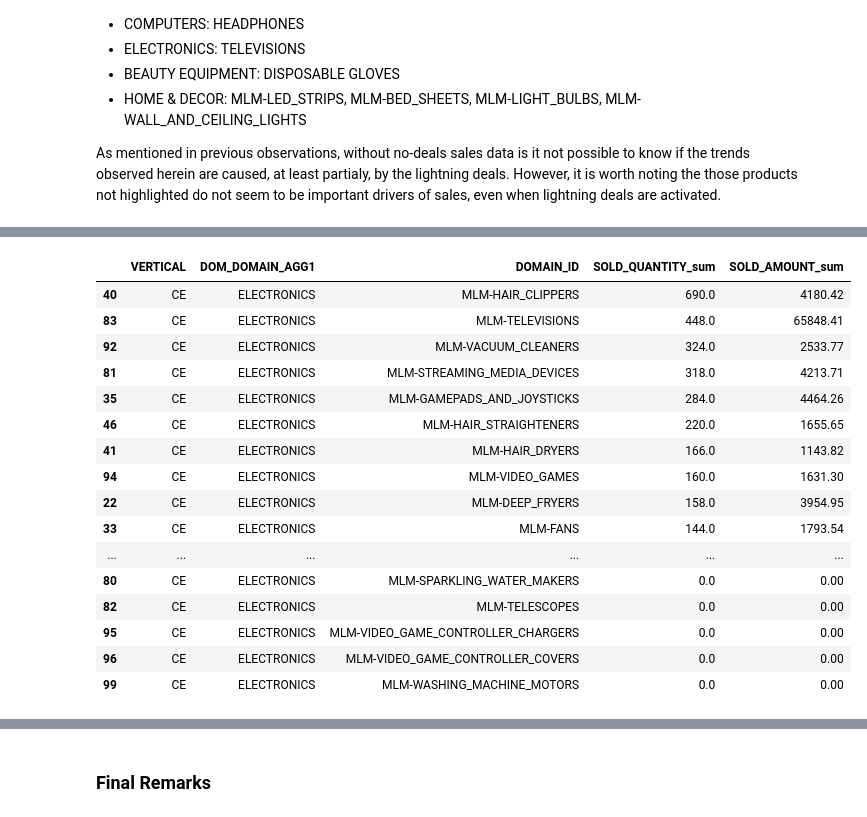
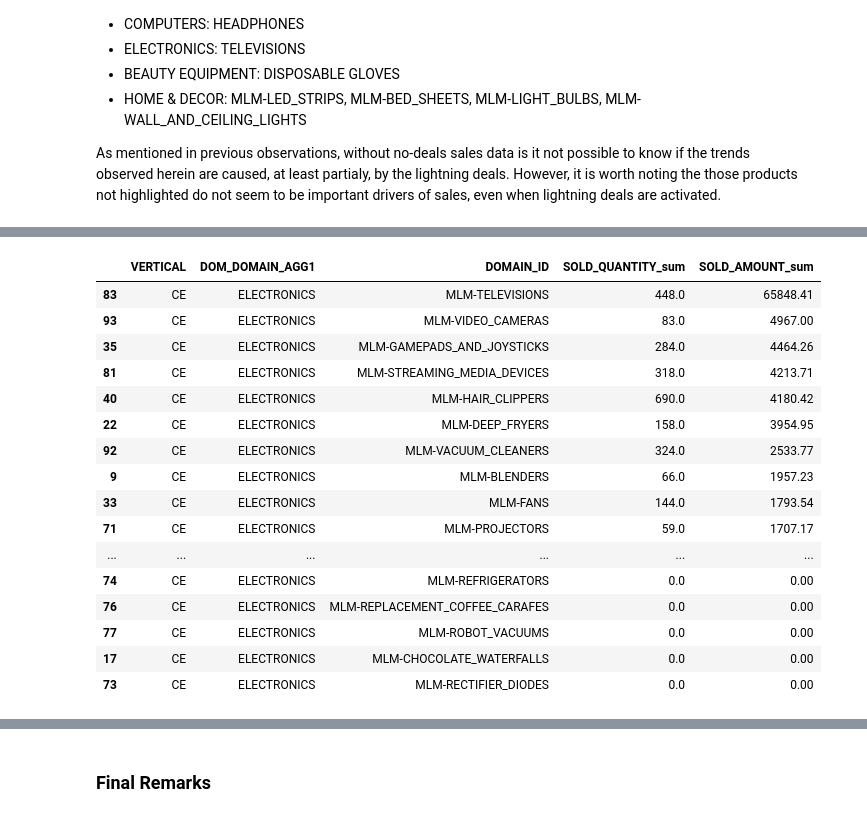
Before and after one commit to ldarre/ml_tech_challenge, a Jupyter notebook: Part-1/eda_update.ipynb, the cells around one changed output, grey strips where cells are left out. Cells and saved outputs as stored; diff of their text form; code cells hidden in the pictures.

Commit message:
minor changes in df display

```diff
--- a/Part-1/eda_update.ipynb
+++ b/Part-1/eda_update.ipynb
@@ -43,6 +43,7 @@ def sales_revenue_by_category(
     data: pd.DataFrame,
     plotting_categories: list,
     grouping_categories:list,
+    sorting_category: str,
     plot_data:list[dict],
     plot_heigth:int,
     plot_width:int,
@@ -83,8 +84,8 @@ def sales_revenue_by_category(
     sales_category.columns = ["_".join(col) for col in sales_category.columns.values]
     sales_category.rename(columns={f"{x}_": x for x in grouping_categories}, inplace=True)
     with pd.option_context("display.max_rows", 200):
-        display(sales_category.sort_values(by=[f"{x}_sum" for x in plotting_categories], ascending=False))
-
+        # display(sales_category.sort_values(by=[f"{x}_sum" for x in plotting_categories], ascending=False))
+        display(sales_category.sort_values(by=[f"{sorting_category}_sum"], ascending=False))
     if plot:
         # Plot
         fig = make_subplots(rows=1, cols=2, specs=[[{}, {}]], shared_xaxes=False, shared_yaxes=True, horizontal_spacing=0.01)
@@ -1023,22 +1024,22 @@ plot_data = [
     {"x_plot_column": "SOLD_AMOUNT_sum", "y_plot_column": "DOMAIN_ID", "title": "Total Revenue", "layout_column": 2},
     ]
 category_selection = {"category_level": "DOM_DOMAIN_AGG1", "category_name": "PHARMACEUTICS"}
-sales_revenue_by_category(data=data, plotting_categories=["SOLD_QUANTITY", "SOLD_AMOUNT"], grouping_categories=["VERTICAL", "DOM_DOMAIN_AGG1", "DOMAIN_ID"], plot_data=plot_data, plot_heigth=1200, plot_width=1200, category_selection=category_selection)
+sales_revenue_by_category(data=data, plotting_categories=["SOLD_QUANTITY", "SOLD_AMOUNT"], grouping_categories=["VERTICAL", "DOM_DOMAIN_AGG1", "DOMAIN_ID"], sorting_category="SOLD_AMOUNT", plot_data=plot_data, plot_heigth=1200, plot_width=1200, category_selection=category_selection)
 
 category_selection = {"category_level": "DOM_DOMAIN_AGG1", "category_name": "ELECTRONICS"}
-sales_revenue_by_category(data=data, plotting_categories=["SOLD_QUANTITY", "SOLD_AMOUNT"], grouping_categories=["VERTICAL", "DOM_DOMAIN_AGG1", "DOMAIN_ID"], plot_data=plot_data, plot_heigth=1200, plot_width=1200, category_selection=category_selection)
+sales_revenue_by_category(data=data, plotting_categories=["SOLD_QUANTITY", "SOLD_AMOUNT"], grouping_categories=["VERTICAL", "DOM_DOMAIN_AGG1", "DOMAIN_ID"], sorting_category="SOLD_AMOUNT",  plot_data=plot_data, plot_heigth=1200, plot_width=1200, category_selection=category_selection)
 
 category_selection = {"category_level": "DOM_DOMAIN_AGG1", "category_name": "MOBILE"}
-sales_revenue_by_category(data=data, plotting_categories=["SOLD_QUANTITY", "SOLD_AMOUNT"], grouping_categories=["VERTICAL", "DOM_DOMAIN_AGG1", "DOMAIN_ID"], plot_data=plot_data, plot_heigth=1200, plot_width=1200, category_selection=category_selection)
+sales_revenue_by_category(data=data, plotting_categories=["SOLD_QUANTITY", "SOLD_AMOUNT"], grouping_categories=["VERTICAL", "DOM_DOMAIN_AGG1", "DOMAIN_ID"], sorting_category="SOLD_AMOUNT", plot_data=plot_data, plot_heigth=1200, plot_width=1200, category_selection=category_selection)
 
 category_selection = {"category_level": "DOM_DOMAIN_AGG1", "category_name": "BEAUTY EQUIPMENT"}
-sales_revenue_by_category(data=data, plotting_categories=["SOLD_QUANTITY", "SOLD_AMOUNT"], grouping_categories=["VERTICAL", "DOM_DOMAIN_AGG1", "DOMAIN_ID"], plot_data=plot_data, plot_heigth=1200, plot_width=1200, category_selection=category_selection)
+sales_revenue_by_category(data=data, plotting_categories=["SOLD_QUANTITY", "SOLD_AMOUNT"], grouping_categories=["VERTICAL", "DOM_DOMAIN_AGG1", "DOMAIN_ID"], sorting_category="SOLD_AMOUNT", plot_data=plot_data, plot_heigth=1200, plot_width=1200, category_selection=category_selection)
 
 category_selection = {"category_level": "DOM_DOMAIN_AGG1", "category_name": "COMPUTERS"}
-sales_revenue_by_category(data=data, plotting_categories=["SOLD_QUANTITY", "SOLD_AMOUNT"], grouping_categories=["VERTICAL", "DOM_DOMAIN_AGG1", "DOMAIN_ID"], plot_data=plot_data, plot_heigth=1200, plot_width=1200, category_selection=category_selection)
+sales_revenue_by_category(data=data, plotting_categories=["SOLD_QUANTITY", "SOLD_AMOUNT"], grouping_categories=["VERTICAL", "DOM_DOMAIN_AGG1", "DOMAIN_ID"], sorting_category="SOLD_AMOUNT", plot_data=plot_data, plot_heigth=1200, plot_width=1200, category_selection=category_selection)
 
 category_selection = {"category_level": "DOM_DOMAIN_AGG1", "category_name": "HOME&DECOR"}
-sales_revenue_by_category(data=data, plotting_categories=["SOLD_QUANTITY", "SOLD_AMOUNT"], grouping_categories=["VERTICAL", "DOM_DOMAIN_AGG1", "DOMAIN_ID"], plot_data=plot_data, plot_heigth=1200, plot_width=1200, category_selection=category_selection)
+sales_revenue_by_category(data=data, plotting_categories=["SOLD_QUANTITY", "SOLD_AMOUNT"], grouping_categories=["VERTICAL", "DOM_DOMAIN_AGG1", "DOMAIN_ID"], sorting_category="SOLD_AMOUNT", plot_data=plot_data, plot_heigth=1200, plot_width=1200, category_selection=category_selection)
 # %% [output]
 |  | VERTICAL | DOM_DOMAIN_AGG1 | DOMAIN_ID | SOLD_QUANTITY_sum | SOLD_AMOUNT_sum |
 | 38 | BEAUTY & HEALTH | PHARMACEUTICS | MLM-SURGICAL_AND_INDUSTRIAL_MASKS | 134360.0 | 394889.76 |
@@ -1060,20 +1061,20 @@ sales_revenue_by_category(data=data, plotting_categories=["SOLD_QUANTITY", "SOLD
 |  | VERTICAL | DOM_DOMAIN_AGG1 | DOMAIN_ID | SOLD_QUANTITY_sum | SOLD_AMOUNT_sum |
+| 83 | CE | ELECTRONICS | MLM-TELEVISIONS | 448.0 | 65848.41 |
+| 93 | CE | ELECTRONICS | MLM-VIDEO_CAMERAS | 83.0 | 4967.00 |
+| 35 | CE | ELECTRONICS | MLM-GAMEPADS_AND_JOYSTICKS | 284.0 | 4464.26 |
+| 81 | CE | ELECTRONICS | MLM-STREAMING_MEDIA_DEVICES | 318.0 | 4213.71 |
 | 40 | CE | ELECTRONICS | MLM-HAIR_CLIPPERS | 690.0 | 4180.42 |
-| 83 | CE | ELECTRONICS | MLM-TELEVISIONS | 448.0 | 65848.41 |
+| 22 | CE | ELECTRONICS | MLM-DEEP_FRYERS | 158.0 | 3954.95 |
 | 92 | CE | ELECTRONICS | MLM-VACUUM_CLEANERS | 324.0 | 2533.77 |
-| 81 | CE | ELECTRONICS | MLM-STREAMING_MEDIA_DEVICES | 318.0 | 4213.71 |
-| 35 | CE | ELECTRONICS | MLM-GAMEPADS_AND_JOYSTICKS | 284.0 | 4464.26 |
-| 46 | CE | ELECTRONICS | MLM-HAIR_STRAIGHTENERS | 220.0 | 1655.65 |
-| 41 | CE | ELECTRONICS | MLM-HAIR_DRYERS | 166.0 | 1143.82 |
-| 94 | CE | ELECTRONICS | MLM-VIDEO_GAMES | 160.0 | 1631.30 |
-| 22 | CE | ELECTRONICS | MLM-DEEP_FRYERS | 158.0 | 3954.95 |
+| 9 | CE | ELECTRONICS | MLM-BLENDERS | 66.0 | 1957.23 |
 | 33 | CE | ELECTRONICS | MLM-FANS | 144.0 | 1793.54 |
+| 71 | CE | ELECTRONICS | MLM-PROJECTORS | 59.0 | 1707.17 |
 | ... | ... | ... | ... | ... | ... |
-| 80 | CE | ELECTRONICS | MLM-SPARKLING_WATER_MAKERS | 0.0 | 0.00 |
-| 82 | CE | ELECTRONICS | MLM-TELESCOPES | 0.0 | 0.00 |
-| 95 | CE | ELECTRONICS | MLM-VIDEO_GAME_CONTROLLER_CHARGERS | 0.0 | 0.00 |
-| 96 | CE | ELECTRONICS | MLM-VIDEO_GAME_CONTROLLER_COVERS | 0.0 | 0.00 |
-| 99 | CE | ELECTRONICS | MLM-WASHING_MACHINE_MOTORS | 0.0 | 0.00 |
+| 74 | CE | ELECTRONICS | MLM-REFRIGERATORS | 0.0 | 0.00 |
+| 76 | CE | ELECTRONICS | MLM-REPLACEMENT_COFFEE_CARAFES | 0.0 | 0.00 |
+| 77 | CE | ELECTRONICS | MLM-ROBOT_VACUUMS | 0.0 | 0.00 |
+| 17 | CE | ELECTRONICS | MLM-CHOCOLATE_WATERFALLS | 0.0 | 0.00 |
+| 73 | CE | ELECTRONICS | MLM-RECTIFIER_DIODES | 0.0 | 0.00 |
 |  | VERTICAL | DOM_DOMAIN_AGG1 | DOMAIN_ID | SOLD_QUANTITY_sum | SOLD_AMOUNT_sum |
 | 0 | CE | MOBILE | MLM-CELLPHONES | 1756.0 | 110484.30 |
 | 14 | CE | MOBILE | MLM-SMARTWATCHES | 1218.0 | 20928.81 |
```
Also changed, not shown: parts of 5 cells of this notebook.
